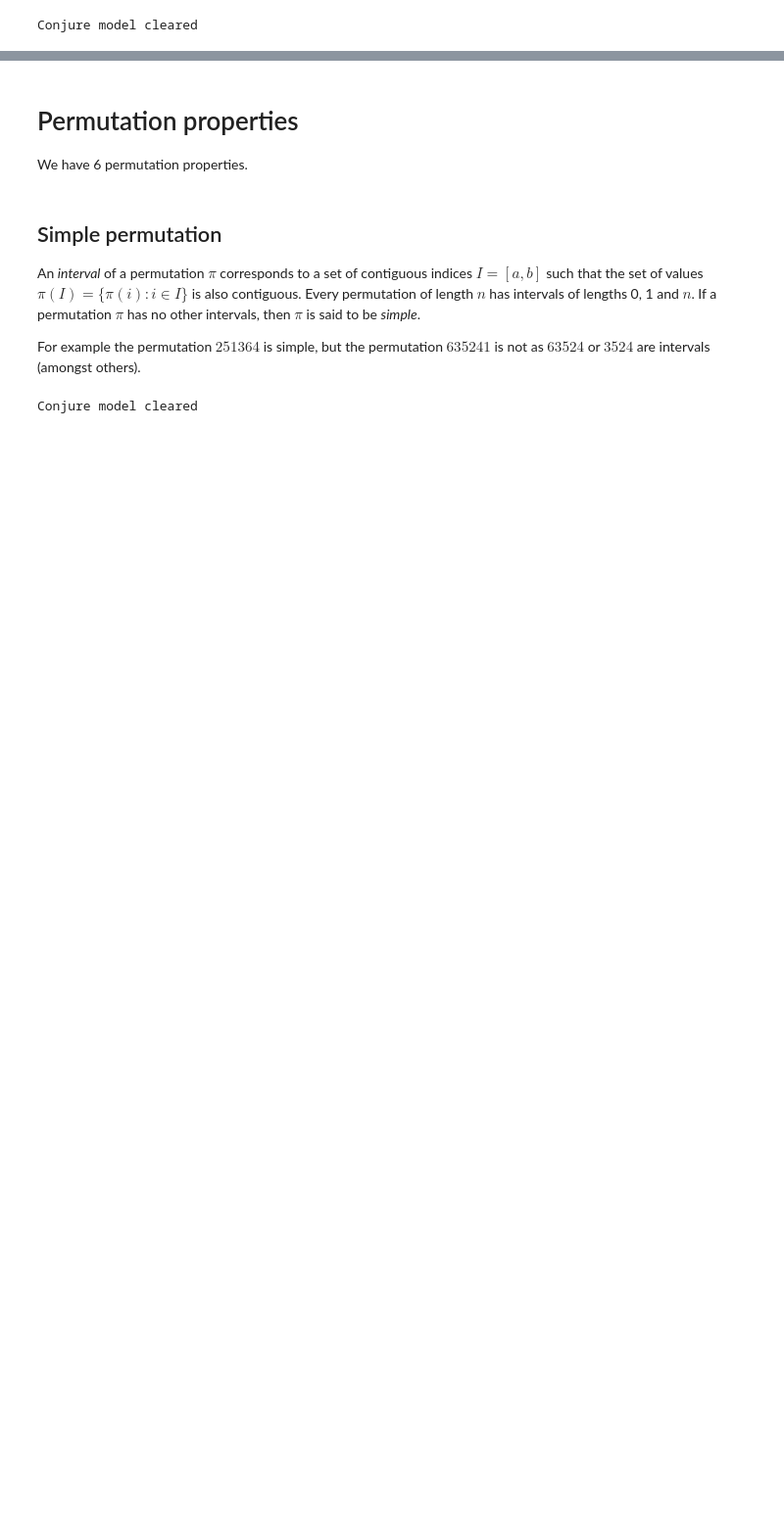
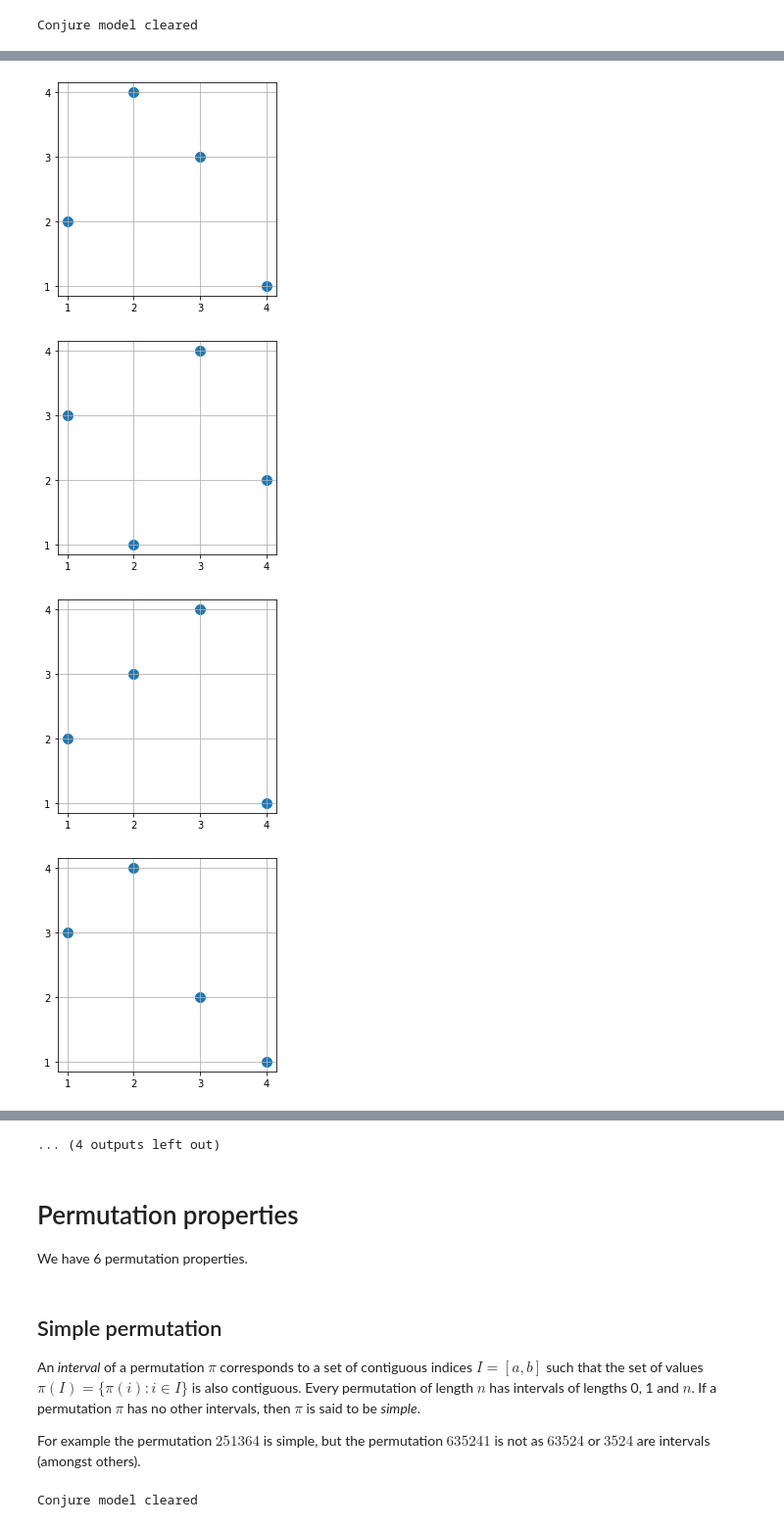
Before and after one commit to stacs-cp/permutation-classes-cp, a Jupyter notebook: journal2023/PP_MCOM.ipynb, the cells around one changed output, grey strips where cells are left out. Shown: that part at 98% size. Drawn from its saved outputs; the diff is of its cells as text; code cells hidden in the pictures; blank space fills up the shorter version.

```diff
--- a/journal2023/PP_MCOM.ipynb
+++ b/journal2023/PP_MCOM.ipynb
@@ -603,0 +837,7 @@ consecutive_containment = [ [3,1,2] ]
+# %%
+plotPermutations(conjure_solutions)
+# %% [output]
+[figure, added]
+[figure, added]
+[figure, added]
+[figure, added]
@@ -604,3 +852,4 @@ consecutive_containment = [ [3,1,2] ]
+... (4 outputs left out)
 # %% [markdown]
 # Permutation properties
 
```
Also changed, not shown: parts of 36 cells of this notebook.
